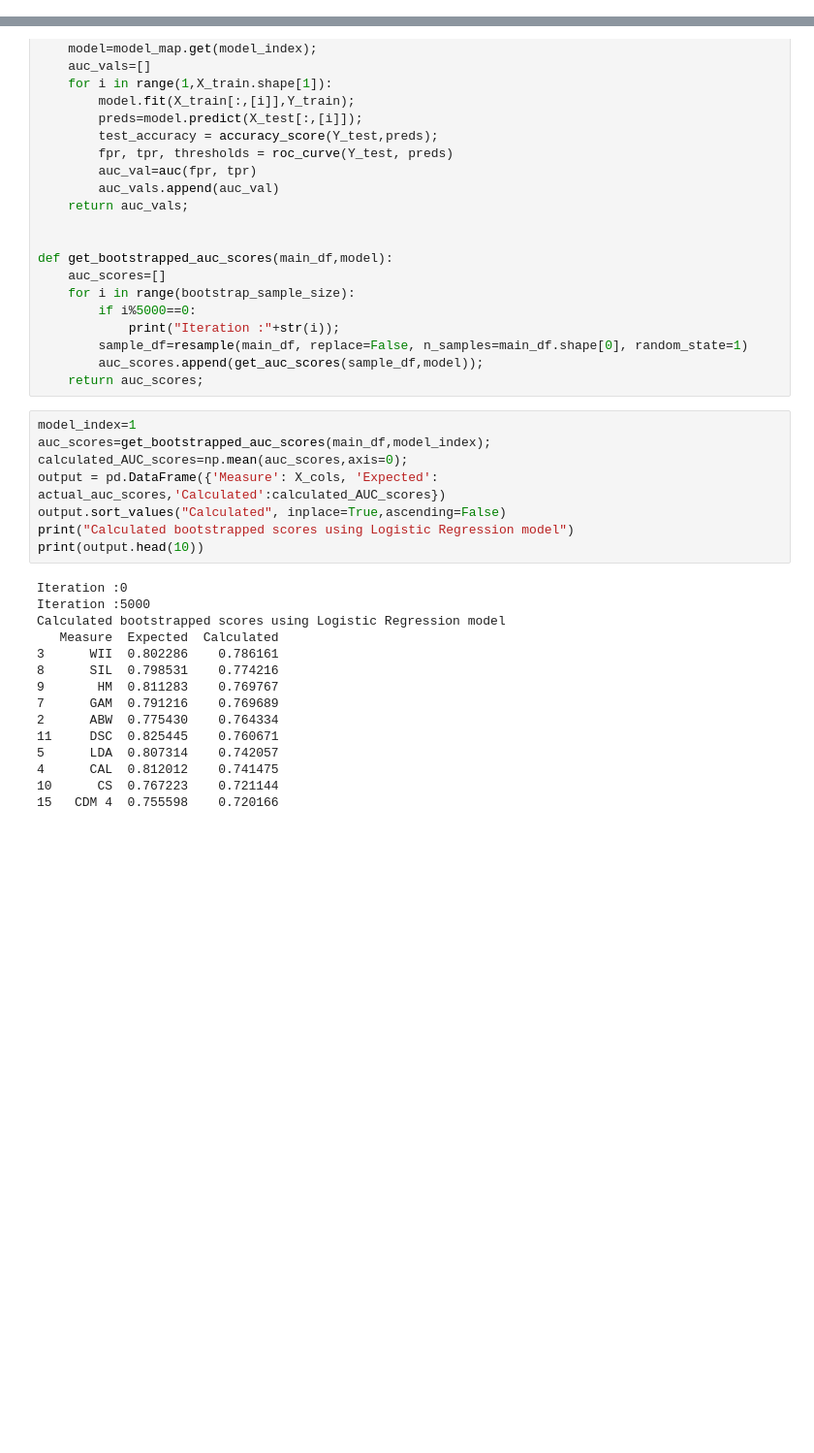
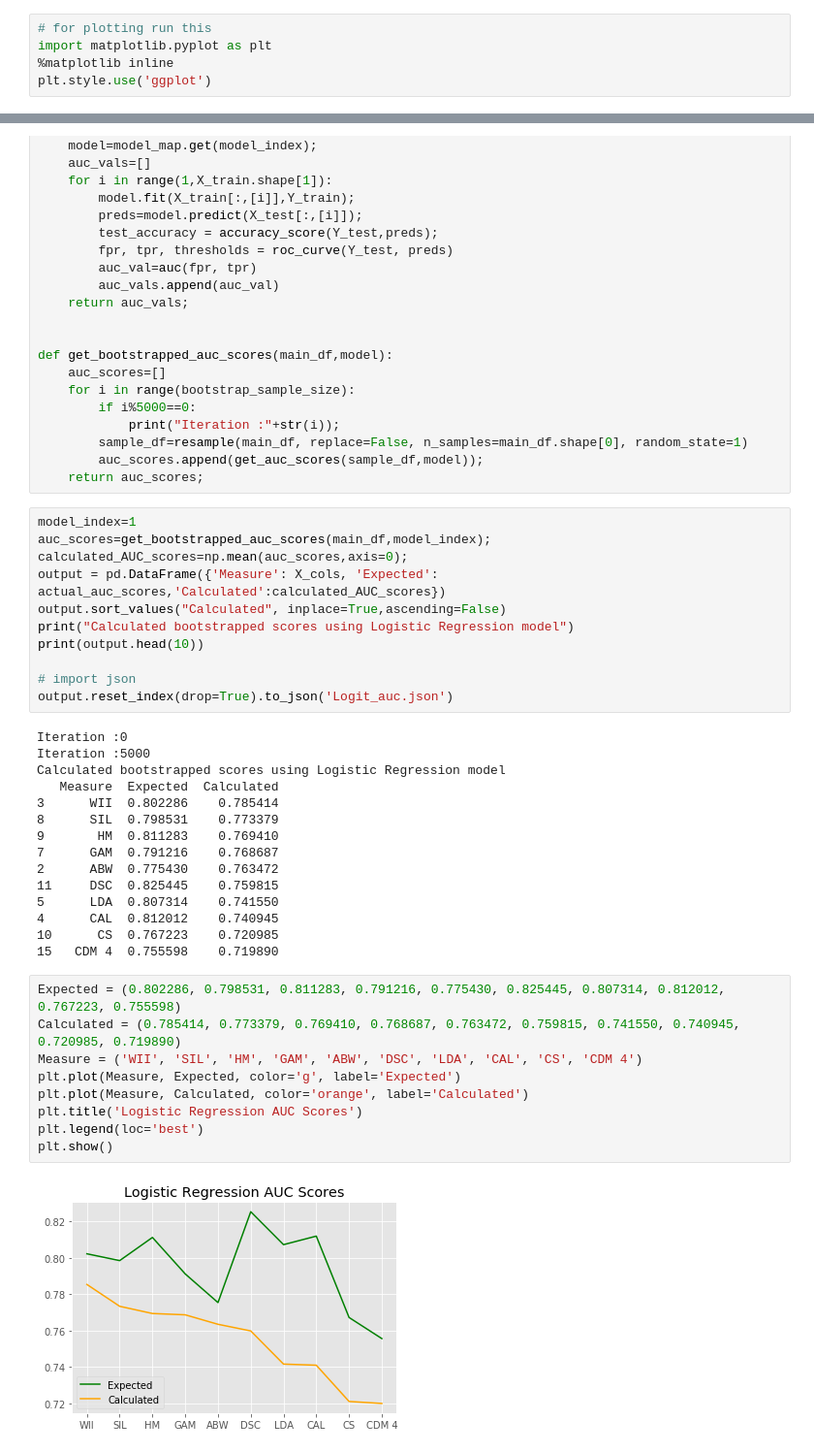
Before and after one commit to yashd/Advanced-Project-Visual-Speeration-Metrics, a Jupyter notebook: ML_framework/bootstrapped_scores.ipynb, the cells around one changed output, grey strips where cells are left out. Shown at 97% size. Cells and saved outputs as stored; diff of their text form; blank space fills up the shorter version.

Commit message:
Adding Visualizations

```diff
--- a/ML_framework/bootstrapped_scores.ipynb
+++ b/ML_framework/bootstrapped_scores.ipynb
@@ -18,6 +18,11 @@ from sklearn.ensemble import AdaBoostClassifier
 
 import warnings
 warnings.filterwarnings('ignore')
+# %%
+# for plotting run this
+import matplotlib.pyplot as plt
+%matplotlib inline
+plt.style.use('ggplot')
 # %% [markdown]
 Read the CSV file and remove the last row from dataframe because the last row is the captured ACUBA scores for this dataset.
 # %%
@@ -165,18 +170,32 @@ output = pd.DataFrame({'Measure': X_cols, 'Expected': actual_auc_scores,'Calcula
 output.sort_values("Calculated", inplace=True,ascending=False)
 print("Calculated bootstrapped scores using Logistic Regression model")
 print(output.head(10))
+
+# import json
+output.reset_index(drop=True).to_json('Logit_auc.json')
 # %% [output]
 Iteration :0
 Iteration :5000
 Calculated bootstrapped scores using Logistic Regression model
    Measure  Expected  Calculated
-3      WII  0.802286    0.786161
-8      SIL  0.798531    0.774216
-9       HM  0.811283    0.769767
-7      GAM  0.791216    0.769689
-2      ABW  0.775430    0.764334
-11     DSC  0.825445    0.760671
-5      LDA  0.807314    0.742057
-4      CAL  0.812012    0.741475
-10      CS  0.767223    0.721144
-15   CDM 4  0.755598    0.720166
+3      WII  0.802286    0.785414
+8      SIL  0.798531    0.773379
+9       HM  0.811283    0.769410
+7      GAM  0.791216    0.768687
+2      ABW  0.775430    0.763472
+11     DSC  0.825445    0.759815
+5      LDA  0.807314    0.741550
+4      CAL  0.812012    0.740945
+10      CS  0.767223    0.720985
+15   CDM 4  0.755598    0.719890
+# %%
+Expected = (0.802286, 0.798531, 0.811283, 0.791216, 0.775430, 0.825445, 0.807314, 0.812012, 0.767223, 0.755598)
+Calculated = (0.785414, 0.773379, 0.769410, 0.768687, 0.763472, 0.759815, 0.741550, 0.740945, 0.720985, 0.719890)
+Measure = ('WII', 'SIL', 'HM', 'GAM', 'ABW', 'DSC', 'LDA', 'CAL', 'CS', 'CDM 4')
+plt.plot(Measure, Expected, color='g', label='Expected')
+plt.plot(Measure, Calculated, color='orange', label='Calculated')
+plt.title('Logistic Regression AUC Scores')
+plt.legend(loc='best')
+plt.show()
+# %% [output]
+[figure, added]
```
Also changed, not shown: parts of 13 cells of this notebook, 2 other files.
